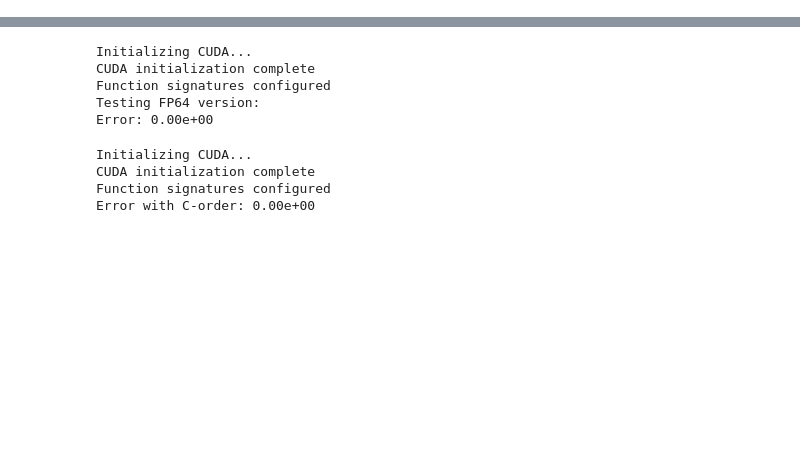
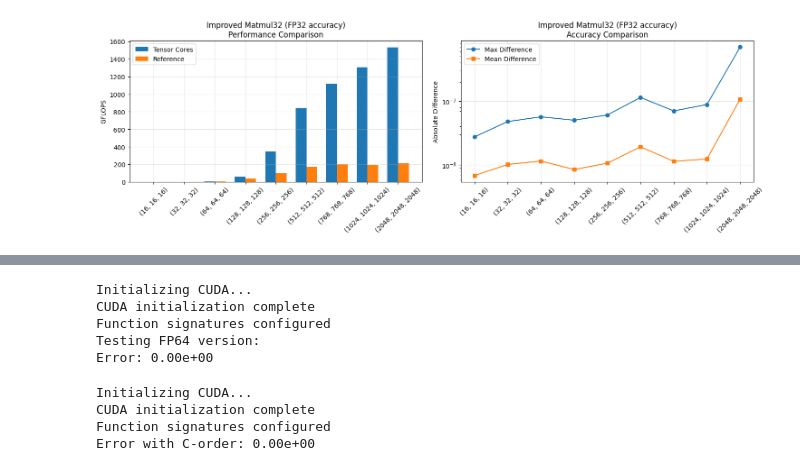
Before and after one commit to frasertajima/fortran, a Jupyter notebook: dot_matrix/tensor_core_engine_v5/benchmark_v5_RTX4060.ipynb, the cells around one changed output, grey strips where cells are left out. Cells and saved outputs as stored; diff of their text form; code cells hidden in the pictures; blank space fills up the shorter version.

```diff
--- a/dot_matrix/tensor_core_engine_v5/benchmark_v5_RTX4060.ipynb
+++ b/dot_matrix/tensor_core_engine_v5/benchmark_v5_RTX4060.ipynb
@@ -489,0 +347,95 @@ Shape            Default GFLOPS   High GFLOPS   Slowdown   Default Err    High E
+# %%
+# Improved Matrix Multiply: improved_matmul32 vs improved_matmul64 vs FP64 reference
+#
+# improved_matmul32 — Ozaki 3-way FP32 split, 5 exact-FP32 GEMMs (CUBLAS_DEFAULT_MATH),
+#   FP64 accumulation. Accuracy ceiling: FP32 GEMM accumulation (~n×2^-24).
+#   Expected: ~6× FP64 on raw GEMM at n=1024, FP32-level error (~1e-5 to 1e-7).
+#
+# improved_matmul64 — 2-way FP32 split, upcast to FP64, 3 cublasDgemm calls.
+#   Near-FP64 accuracy (~n×2^-46 ≈ 1e-11 at n=1024). ~3× slower than FP64.
+#   Replaces PRECISION_HIGH, which was limited to A^n and had no meaningful speedup.
+
+import numpy as np
+import cupy as cp
+from tensor_matrix_ops import TensorMatrixOps
+
+def test_improved_matmul():
+    """Benchmark improved_matmul32 and improved_matmul64 vs FP64 reference (A*B)."""
+    tensor_ops = TensorMatrixOps()
+
+    shapes = [
+        (16, 16, 16),
+        (32, 32, 32),
+        (64, 64, 64),
+        (128, 128, 128),
+        (256, 256, 256),
+        (512, 512, 512),
+        (768, 768, 768),
+        (1024, 1024, 1024),
+        (2048, 2048, 2048),
+    ]
+
+    def create_inputs(shape):
+        m, k, n = shape
+        a = cp.asfortranarray(cp.random.random((m, k), dtype=cp.float64))
+        b = cp.asfortranarray(cp.random.random((k, n), dtype=cp.float64))
+        a /= (cp.sqrt(k) * 1.1)
+        b /= (cp.sqrt(k) * 1.1)
+        return [a, b]
+
+    def calculate_flops(shape):
+        m, k, n = shape
+        return 2 * m * k * n
+
+    def reference_op(a, b):
+        return cp.matmul(a, b)
+
+    print("=== improved_matmul32: Ozaki 5×exact-FP32 GEMMs → FP64 accumulation ===")
+    def op32(a, b):
+        return tensor_ops.improved_matmul32(a, b)
+
+    results32 = run_benchmark(
+        "Improved Matmul32 (FP32 accuracy)",
+        op32,
+        reference_op,
+        shapes,
+        create_inputs,
+        calculate_flops,
+    )
+
+    print("\n=== improved_matmul64: 2-way FP32 split → upcast → 3 cublasDgemm (near-FP64) ===")
+    def op64(a, b):
+        return tensor_ops.improved_matmul64(a, b)
+
+    results64 = run_benchmark(
+        "Improved Matmul64 (near-FP64 accuracy)",
+        op64,
+        reference_op,
+        shapes,
+        create_inputs,
+        calculate_flops,
+    )
+
+    # Side-by-side comparison
+    print(f"\n{'=' * 110}")
+    print("Side-by-Side: improved_matmul32 vs improved_matmul64 vs FP64 reference")
+    print(f"{'=' * 110}")
+    print(f"{'Shape':18} {'32 GFLOPS':>11} {'64 GFLOPS':>11} {'FP64 GFLOPS':>12} "
+          f"{'32 speedup':>11} {'64 speedup':>11} {'32 err':>10} {'64 err':>10}")
+    print(f"{'-' * 110}")
+    for r32, r64 in zip(results32, results64):
+        print(f"{str(r32['shape']):18} {r32['tensor_gflops']:>11.1f} {r64['tensor_gflops']:>11.1f} "
+              f"{r32['reference_gflops']:>12.1f} {r32['speedup']:>10.2f}x {r64['speedup']:>10.2f}x "
+              f"{r32['max_diff']:>10.2e} {r64['max_diff']:>10.2e}")
+
+    print()
+    print("32 speedup > 1:  improved_matmul32 faster than FP64 (6× at n=1024 raw GEMM)")
+    print("64 speedup = 1:  using stock FP64")
+    print("32 err ~1e-5:    FP32 accumulation ceiling (n × 2^-24)")
+    print("64 err 0:        using stock FP64")
+
+    return results32, results64
+
+improved_matmul32_results, improved_matmul64_results = test_improved_matmul()
+cleanup()
+# %% [output]
@@ -489,0 +459 @@ Shape            Default GFLOPS   High GFLOPS   Slowdown   Default Err    High E
+[figure, added]
```
Also changed, not shown: parts of 16 cells of this notebook, 3 other files.
